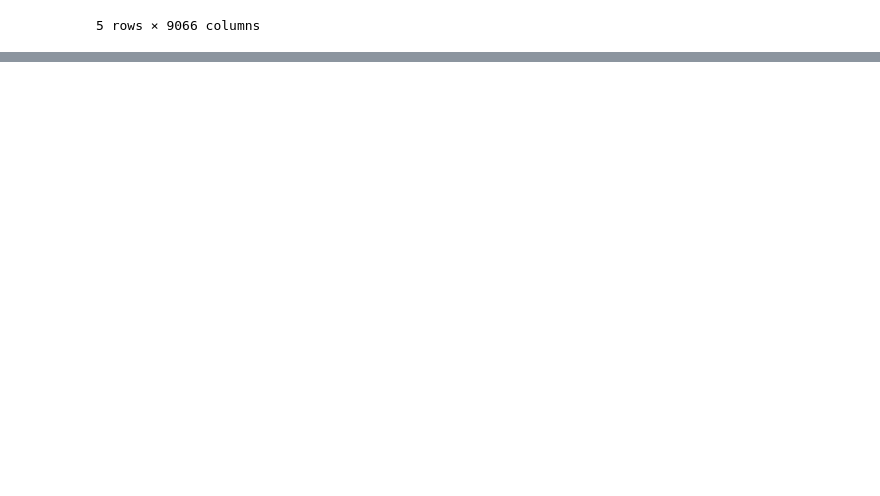
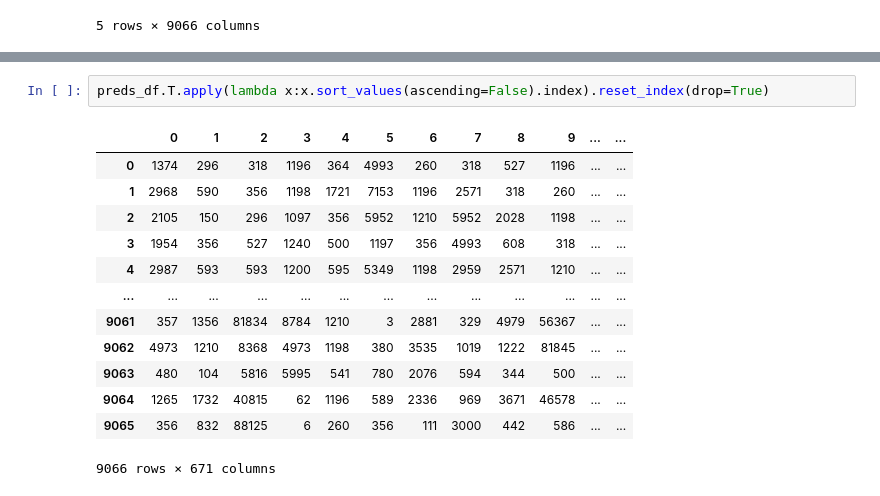
Before and after one commit to marreche/deep_film, a Jupyter notebook: model/singular_value_decomposition.ipynb, the cells around one changed output, grey strips where cells are left out. Saved outputs shown, nothing was run; the diff lists cells and outputs as text; blank space fills up the shorter version.

```diff
--- a/model/singular_value_decomposition.ipynb
+++ b/model/singular_value_decomposition.ipynb
@@ -135,0 +159,16 @@ preds_df.head()
+# %%
+preds_df.T.apply(lambda x:x.sort_values(ascending=False).index).reset_index(drop=True)
+# %% [output]
+|  | 0 | 1 | 2 | 3 | 4 | 5 | 6 | 7 | 8 | 9 | ... | ... |
+| 0 | 1374 | 296 | 318 | 1196 | 364 | 4993 | 260 | 318 | 527 | 1196 | ... | ... |
+| 1 | 2968 | 590 | 356 | 1198 | 1721 | 7153 | 1196 | 2571 | 318 | 260 | ... | ... |
+| 2 | 2105 | 150 | 296 | 1097 | 356 | 5952 | 1210 | 5952 | 2028 | 1198 | ... | ... |
+| 3 | 1954 | 356 | 527 | 1240 | 500 | 1197 | 356 | 4993 | 608 | 318 | ... | ... |
+| 4 | 2987 | 593 | 593 | 1200 | 595 | 5349 | 1198 | 2959 | 2571 | 1210 | ... | ... |
+| ... | ... | ... | ... | ... | ... | ... | ... | ... | ... | ... | ... | ... |
+| 9061 | 357 | 1356 | 81834 | 8784 | 1210 | 3 | 2881 | 329 | 4979 | 56367 | ... | ... |
+| 9062 | 4973 | 1210 | 8368 | 4973 | 1198 | 380 | 3535 | 1019 | 1222 | 81845 | ... | ... |
+| 9063 | 480 | 104 | 5816 | 5995 | 541 | 780 | 2076 | 594 | 344 | 500 | ... | ... |
+| 9064 | 1265 | 1732 | 40815 | 62 | 1196 | 589 | 2336 | 969 | 3671 | 46578 | ... | ... |
+| 9065 | 356 | 832 | 88125 | 6 | 260 | 356 | 111 | 3000 | 442 | 586 | ... | ... |
+9066 rows × 671 columns
```
Also changed, not shown: parts of 3 cells of this notebook, 3 other files.
